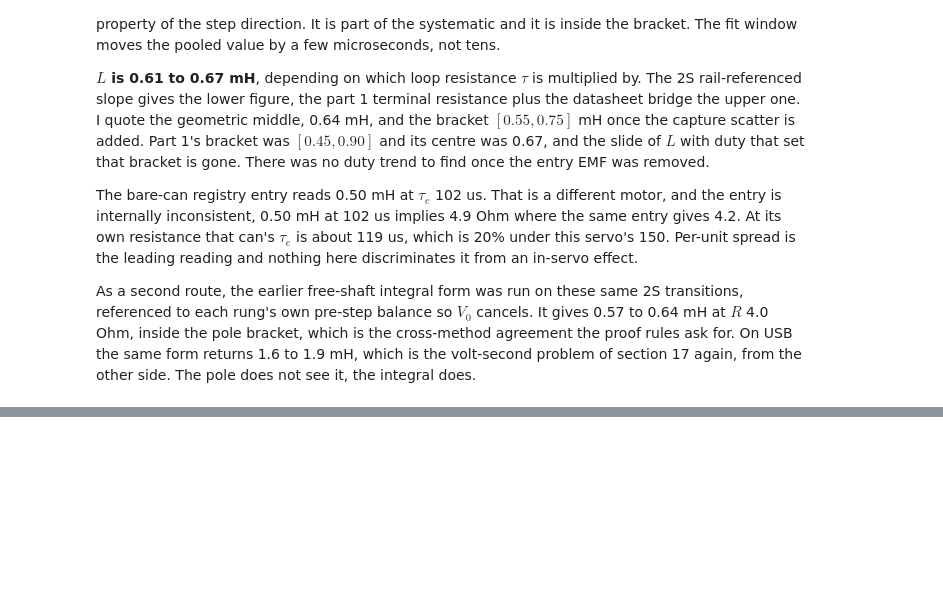
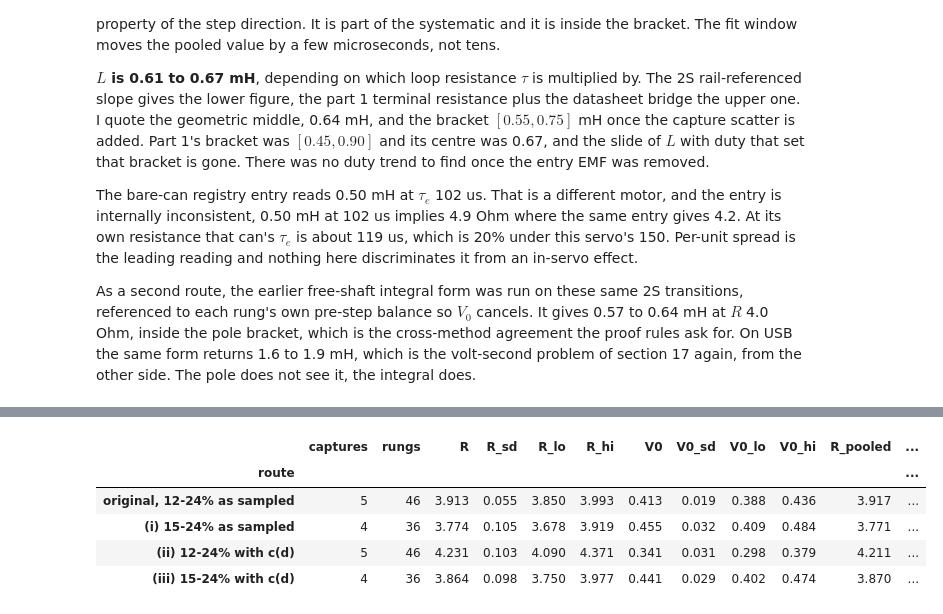
Before and after one commit to OpenServoCore/open-servo-core, a Jupyter notebook: notebooks/02-electrical.ipynb, the cells around one changed output, grey strips where cells are left out. Saved outputs shown, nothing was run; the diff lists cells and outputs as text; code cells hidden in the pictures; blank space fills up the shorter version.

```diff
--- a/notebooks/02-electrical.ipynb
+++ b/notebooks/02-electrical.ipynb
@@ -3190,0 +3531,85 @@ phase discriminator applies to it either way.
+# %%
+# Which stall rungs are under the firmware's own floor? window_valid per duty on
+# the 2S ladder, every capture. Not checked in section 14.
+wv = pd.concat([DS2.read(EXP, c).assign(capture=c) for c in CAPS])
+wv = wv[wv.seg > 0].groupby(["capture", "seg"]).agg(duty=("duty_q15", "median"), valid=("window_valid", "mean"))
+wv["duty"] = (wv.duty.abs() / Q15 * 100).round().astype(int)
+print("window_valid by duty on the 2S stall ladder:", wv.groupby("duty").valid.mean().round(3).to_dict())
+print(f"12% duty is {0.12 * DS2.board.pwm_half_ticks:.0f} ticks against the declared {DS2.board.floor_i_ticks}-tick floor")
+
+def refit(r, floor=None, c=None):
+    """The section 16 fit on a copy of the ladder, with rungs below `floor`
+    dropped and, when `c` is given, the crest current divided by c(duty)."""
+    rr = r.copy()
+    if c is not None:
+        rr["i_A"] = rr.i_A / rr.duty.map(c)
+    if floor is not None:
+        rr = rr[rr.duty >= floor]
+    return fit_captures(rr), pooled(rr), rr
+
+ROUTES = {
+    "original, 12-24% as sampled": refit(lad2),
+    "(i) 15-24% as sampled": refit(lad2, floor=15),
+    "(ii) 12-24% with c(d)": refit(lad2, c=C2),
+    "(iii) 15-24% with c(d)": refit(lad2, floor=15, c=C2),
+}
+cmp = pd.DataFrame([dict(route=name, captures=len(f), rungs=p["n"],
+                         R=f.R_term.mean(), R_sd=f.R_term.std(), R_lo=f.R_term.min(), R_hi=f.R_term.max(),
+                         V0=f.V0_term.mean(), V0_sd=f.V0_term.std(), V0_lo=f.V0_term.min(), V0_hi=f.V0_term.max(),
+                         R_pooled=p["R_term"], V0_pooled=p["V0_term"], rms_mV=p["rms_mV"], R_rail=p["R_rail"])
+                    for name, (f, p, _) in ROUTES.items()]).set_index("route")
+print("\nper-capture mean, sd and min/max bracket, then the pooled line; R in Ohm, V0 in V")
+display(cmp.round(3))
+for name, (f, p, _) in ROUTES.items():
+    print(f"{name}: captures passing the 1.8x span gate {[c.split('-')[1] for c in f.index]}")
+sp = ROUTES["(i) 15-24% as sampled"][2]
+sp = sp[sp.locked & (sp.dir < 0)].groupby("capture").i_A.agg(lambda s: s.max() / s.min())
+print("(i) current span per capture, locked 15-24% rungs:", {c.split('-')[1]: round(v, 2) for c, v in sp.items()})
+
+# Does the 12% rung, as sampled or corrected, sit on the line the honest rungs
+# define? If c(12) is right for the motor, the corrected point should land on it.
+fi, pi, _ = ROUTES["(i) 15-24% as sampled"]
+lo12 = lad2[lad2.locked & (lad2.dir < 0) & (lad2.duty == 12)]
+print()
+for lab, i12 in (("as sampled", lo12.i_A), (f"divided by c(12) = {C2.loc[12]:.3f}", lo12.i_A / C2.loc[12])):
+    res = lo12.v_term_V - (pi["R_term"] * i12 + pi["V0_term"])
+    print(f"12% rungs {lab}: {1e3*res.mean():+.0f} mV off the (i) line, sd {1e3*res.std():.0f}, "
+          f"against that line's rms residual of {pi['rms_mV']:.0f} mV")
+# The local slope between adjacent duties on the per-duty means, which is
+# where a kink shows up without a fit to hide it.
+m = lad2[lad2.locked & (lad2.dir < 0)].groupby("duty").agg(i=("i_A", "mean"), v=("v_term_V", "mean"))
+m["i_c"] = m.i / m.index.map(C2)
+seg = pd.DataFrame({"duties": [f"{a}-{b}%" for a, b in zip(m.index[:-1], m.index[1:])],
+                    "slope as sampled [Ohm]": np.diff(m.v) / np.diff(m.i),
+                    "slope with c(d) [Ohm]": np.diff(m.v) / np.diff(m.i_c)}).set_index("duties")
+display(seg.round(2))
+
+# The prediction of section 10.1, as the handoff table of section 12 computed it.
+PRED_V0 = V_M - both["e_entry_V"].mean()
+print(f"section 10.1 predicted V0 = {PRED_V0:+.3f} V; "
+      + "; ".join(f"{name}: {cmp.loc[name, 'V0']:+.3f} [{cmp.loc[name, 'V0_lo']:.3f}, {cmp.loc[name, 'V0_hi']:.3f}], "
+                  f"{cmp.loc[name, 'V0'] - PRED_V0:+.3f} off" for name in cmp.index))
+
+# L on the unchanged tau. R_eff as in section 18: the route's own rail-referenced
+# slope less the shunt for the brake fraction at the low end, part 1's 4.00 plus
+# the datasheet bridge at the high end; the bracket adds the tau capture scatter.
+Ltab = pd.DataFrame([dict(route=name, R_eff_lo=p["R_rail"] - (1 - D_MEAN) * DS2.board.shunt_ohm, R_eff_hi=R_EFF_HI)
+                     for name, (f, p, _) in ROUTES.items()]).set_index("route")
+Ltab["L_lo_mH"] = 1e3 * tau2 * Ltab.R_eff_lo
+Ltab["L_hi_mH"] = 1e3 * tau2 * Ltab.R_eff_hi
+Ltab["L_mid_mH"] = np.sqrt(Ltab.L_lo_mH * Ltab.L_hi_mH)
+Ltab["bracket_lo_mH"] = 1e-3 * TAU2_CAPS.min() * Ltab.R_eff_lo
+Ltab["bracket_hi_mH"] = 1e-3 * TAU2_CAPS.max() * Ltab.R_eff_hi
+print(f"\ntau unchanged at {1e6*tau2:.0f} us, captures {TAU2_CAPS.min():.0f} to {TAU2_CAPS.max():.0f} us")
+display(Ltab.round(3))
+
+PRIMARY = "(i) 15-24% as sampled"
+R_NEW, R_NEW_LO, R_NEW_HI = cmp.loc[PRIMARY, ["R", "R_lo", "R_hi"]]
+V0_NEW, V0_NEW_LO, V0_NEW_HI = cmp.loc[PRIMARY, ["V0", "V0_lo", "V0_hi"]]
+L_NEW, L_NEW_LO, L_NEW_HI = Ltab.loc[PRIMARY, ["L_mid_mH", "bracket_lo_mH", "bracket_hi_mH"]]
+print(f"\nprimary, {PRIMARY}: R {R_NEW:.2f} [{R_NEW_LO:.2f}, {R_NEW_HI:.2f}] Ohm, V0 {V0_NEW:+.3f} [{V0_NEW_LO:.3f}, {V0_NEW_HI:.3f}] V, "
+      f"L {L_NEW:.2f} [{L_NEW_LO:.2f}, {L_NEW_HI:.2f}] mH")
+print(f"was: R {R_P2:.2f} [{fits2.R_term.min():.2f}, {fits2.R_term.max():.2f}], V0 {V0_P2:+.3f} "
+      f"[{fits2.V0_term.min():.3f}, {fits2.V0_term.max():.3f}], L {1e3*L_MID:.2f} [{Ltab.loc['original, 12-24% as sampled', 'bracket_lo_mH']:.2f}, "
+      f"{Ltab.loc['original, 12-24% as sampled', 'bracket_hi_mH']:.2f}]")
+# %% [output]
@@ -3190,0 +3620,6 @@ phase discriminator applies to it either way.
+|  | captures | rungs | R | R_sd | R_lo | R_hi | V0 | V0_sd | V0_lo | V0_hi | R_pooled | ... |
+| route |  |  |  |  |  |  |  |  |  |  |  | ... |
+| original, 12-24% as sampled | 5 | 46 | 3.913 | 0.055 | 3.850 | 3.993 | 0.413 | 0.019 | 0.388 | 0.436 | 3.917 | ... |
+| (i) 15-24% as sampled | 4 | 36 | 3.774 | 0.105 | 3.678 | 3.919 | 0.455 | 0.032 | 0.409 | 0.484 | 3.771 | ... |
+| (ii) 12-24% with c(d) | 5 | 46 | 4.231 | 0.103 | 4.090 | 4.371 | 0.341 | 0.031 | 0.298 | 0.379 | 4.211 | ... |
+| (iii) 15-24% with c(d) | 4 | 36 | 3.864 | 0.098 | 3.750 | 3.977 | 0.441 | 0.029 | 0.402 | 0.474 | 3.870 | ... |
```
Also changed, not shown: parts of 19 cells of this notebook, 1 other file.
